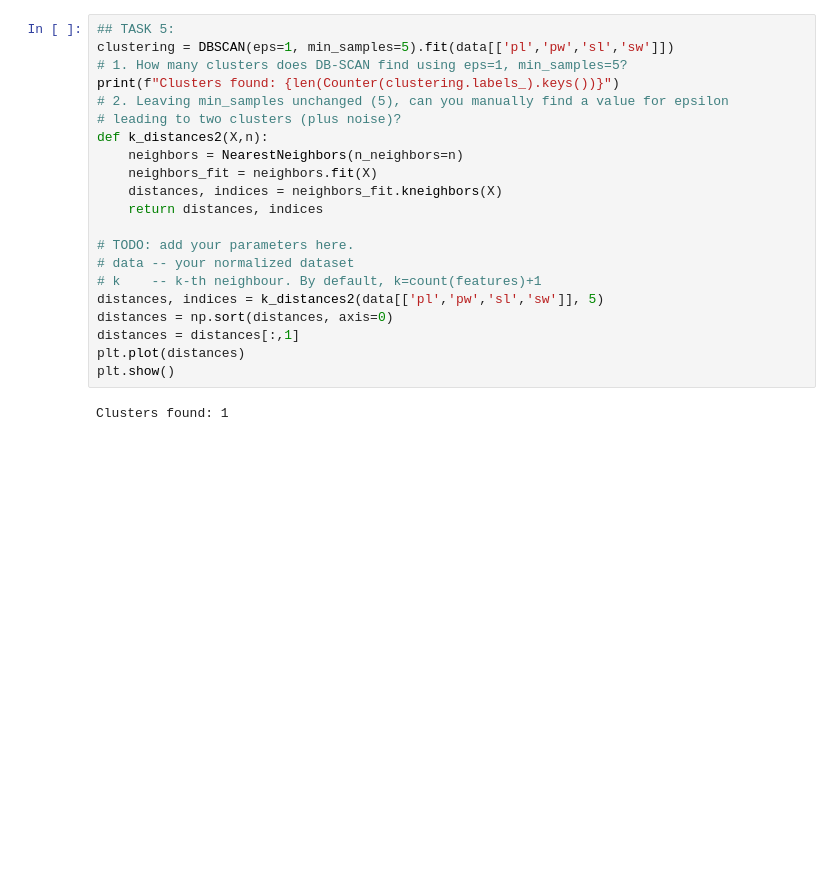
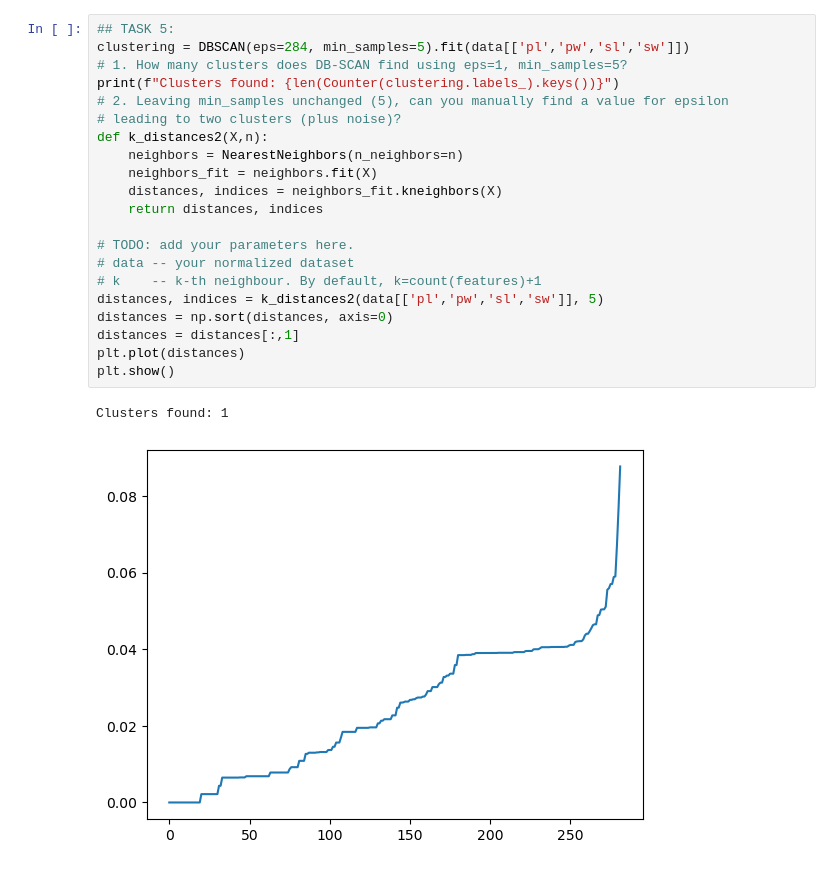
Before and after one commit to Mopplund/Datamining1, a Jupyter notebook: Assignment3/A3.ipynb, the cells around one changed output. Drawn from its saved outputs; the diff is of its cells as text; blank space fills up the shorter version.

```diff
--- a/Assignment3/A3.ipynb
+++ b/Assignment3/A3.ipynb
@@ -82,23 +108,24 @@ Agglomaerative: Records, dict_values([118, 75, 75, 27, 3, 1])
 # %%
 ## TASK 5:
-clustering = DBSCAN(eps=1, min_samples=5).fit(data[['pl','pw','sl','sw']])
+clustering = DBSCAN(eps=284, min_samples=5).fit(data[['pl','pw','sl','sw']])
 # 1. How many clusters does DB-SCAN find using eps=1, min_samples=5?
 print(f"Clusters found: {len(Counter(clustering.labels_).keys())}")
 # 2. Leaving min_samples unchanged (5), can you manually find a value for epsilon
 # leading to two clusters (plus noise)?
 def k_distances2(X,n):
     neighbors = NearestNeighbors(n_neighbors=n)
     neighbors_fit = neighbors.fit(X)
     distances, indices = neighbors_fit.kneighbors(X)
     return distances, indices
 
 # TODO: add your parameters here.
 # data -- your normalized dataset
 # k    -- k-th neighbour. By default, k=count(features)+1
 distances, indices = k_distances2(data[['pl','pw','sl','sw']], 5)
 distances = np.sort(distances, axis=0)
 distances = distances[:,1]
 plt.plot(distances)
 plt.show()
 # %% [output]
 Clusters found: 1
+[figure, added]
```
Also changed, not shown: parts of 5 cells of this notebook, 1 other file.
